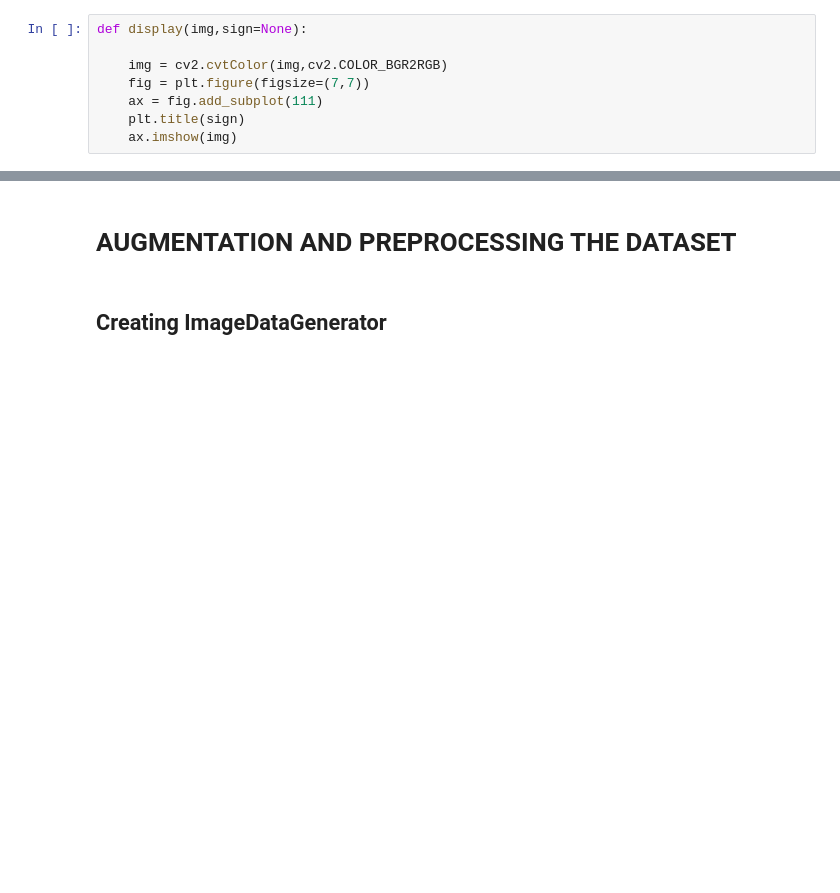
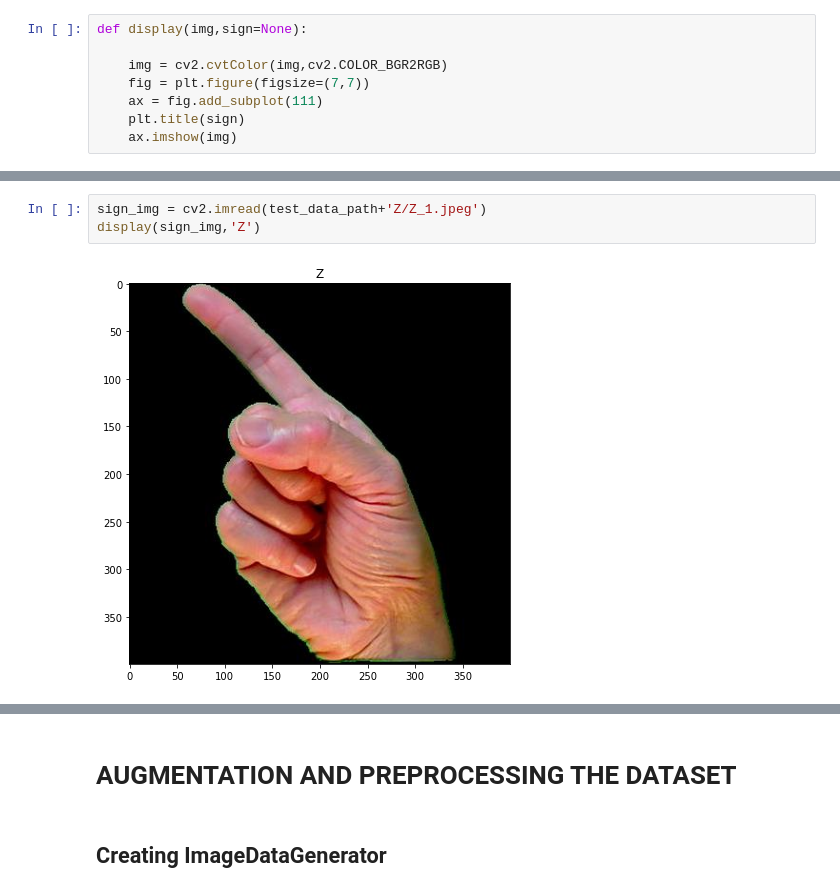
Before and after one commit to Manipct/IBM-Project-373-1658298678, a Jupyter notebook: Project Development Phase/Sprint 1/Data Collection and Data Preprocessing.ipynb, the cells around one changed output, grey strips where cells are left out. Saved outputs shown, nothing was run; the diff lists cells and outputs as text; blank space fills up the shorter version.

```diff
--- a/Project Development Phase/Sprint 1/Data Collection and Data Preprocessing.ipynb
+++ b/Project Development Phase/Sprint 1/Data Collection and Data Preprocessing.ipynb
@@ -61,0 +80,5 @@ display(sign_img,'M')
+# %%
+sign_img = cv2.imread(test_data_path+'Z/Z_1.jpeg')
+display(sign_img,'Z')
+# %% [output]
+[figure, added]
```
Also changed, not shown: parts of 25 cells of this notebook.
